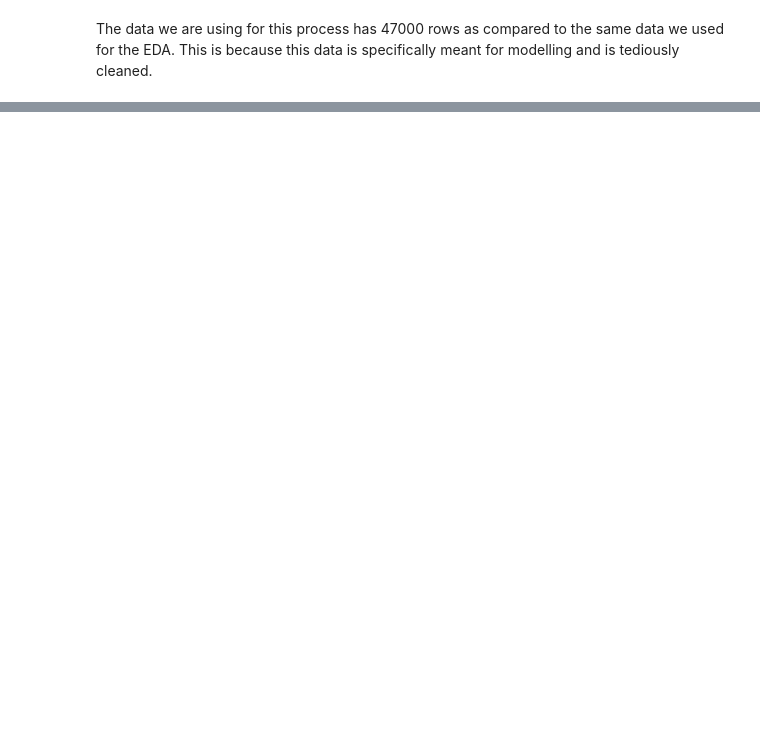
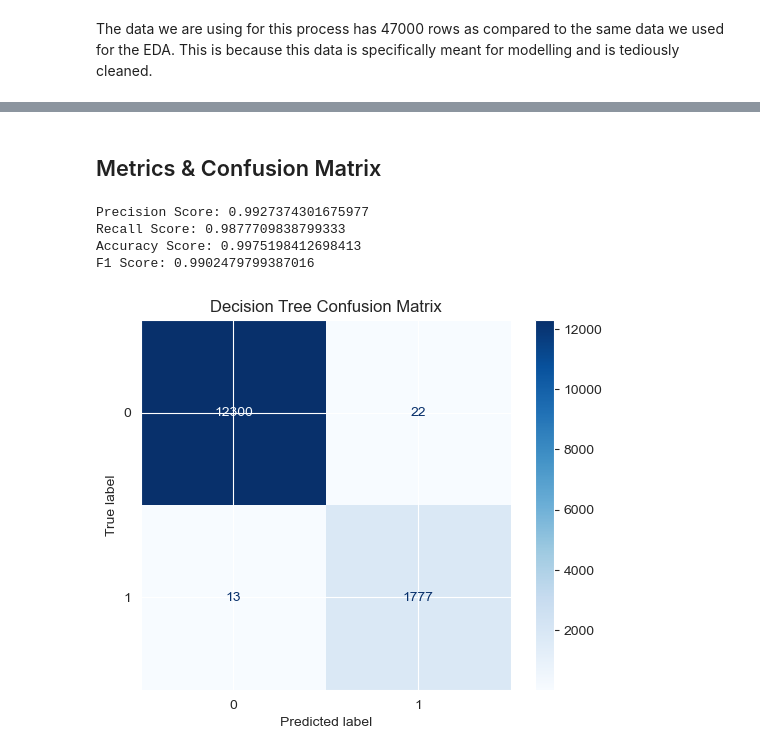
Before and after one commit to ShamlaA/Terry-Traffic-Stops-Prediction-for-Racial-Bias, a Jupyter notebook: Seattle_Terry_Stops_Model.ipynb, the cells around one changed output, grey strips where cells are left out. Cells and saved outputs as stored; diff of their text form; code cells hidden in the pictures; blank space fills up the shorter version.

```diff
--- a/Seattle_Terry_Stops_Model.ipynb
+++ b/Seattle_Terry_Stops_Model.ipynb
@@ -66,0 +67,6 @@ Our dataset contains 47038 rows and 35 columns.
+# %%
+# Changing the dtype of our dataset to float
+for col in df.columns:
+    df[col] = df[col].astype(float)
+
+df.info()
@@ -66,0 +109,6 @@ Our dataset contains 47038 rows and 35 columns.
+# %%
+# Starting with a basic logistic regression as our baseline model
+model = LogisticRegression(fit_intercept=False, C=1e16)
+
+# Fitting the model to our training data
+model.fit(X_train_scaled, y_train)
@@ -66,0 +331,13 @@ Our dataset contains 47038 rows and 35 columns.
+# %%
+# Train Decision Tree
+clf_dt = DecisionTreeClassifier(random_state=42, criterion='gini', class_weight='balanced')
+clf_dt.fit(X_train_scaled, y_train)
+
+# Plotting decision tree
+from sklearn import tree
+
+plt.figure(figsize=(12,12), dpi=500, edgecolor='black')
+
+tree.plot_tree(clf_dt, feature_names=X.columns, class_names=np.unique(y).astype('str'),
+               filled=True, rounded=True)
+plt.show()
@@ -66,0 +346,22 @@ Our dataset contains 47038 rows and 35 columns.
+# %% [markdown]
+## Metrics & Confusion Matrix
+# %%
+# Calculate the evaluation metrics
+y_hat_test_dt = clf_dt.predict(X_test_scaled)
+
+print_metrics(y_test, y_hat_test_dt)
+# %% [output]
+Precision Score: 0.9927374301675977
+Recall Score: 0.9877709838799333
+Accuracy Score: 0.9975198412698413
+F1 Score: 0.9902479799387016
+# %%
+# Plotting the confusion matrix
+cm = confusion_matrix(y_hat_test_dt, y_test)
+# Create and display the confusion matrix plot
+disp = ConfusionMatrixDisplay(confusion_matrix=cm)
+disp.plot(cmap=plt.cm.Blues)
+plt.title('Decision Tree Confusion Matrix')
+plt.show()
+# %% [output]
+[figure, added]
```
Also changed, not shown: parts of 36 cells of this notebook.
